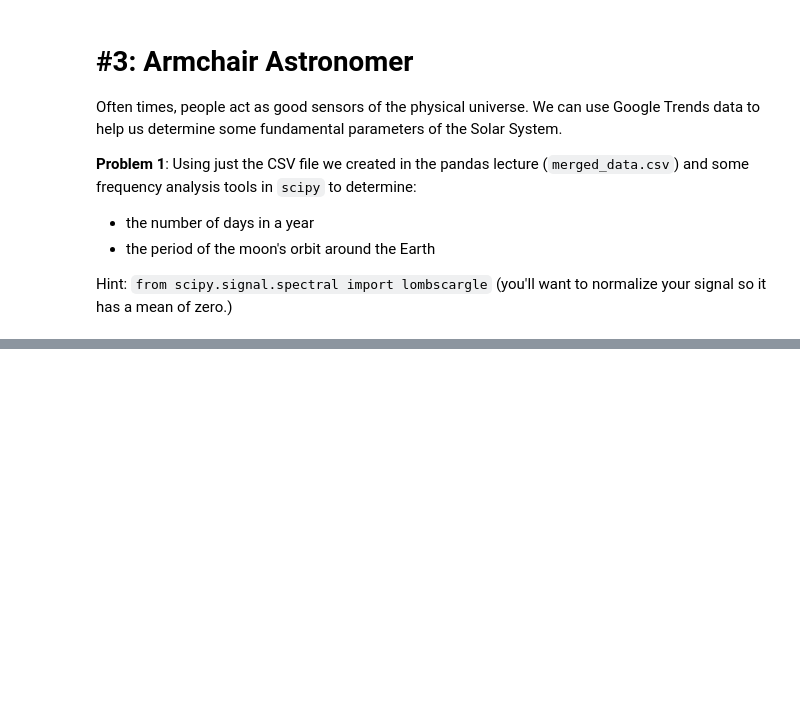
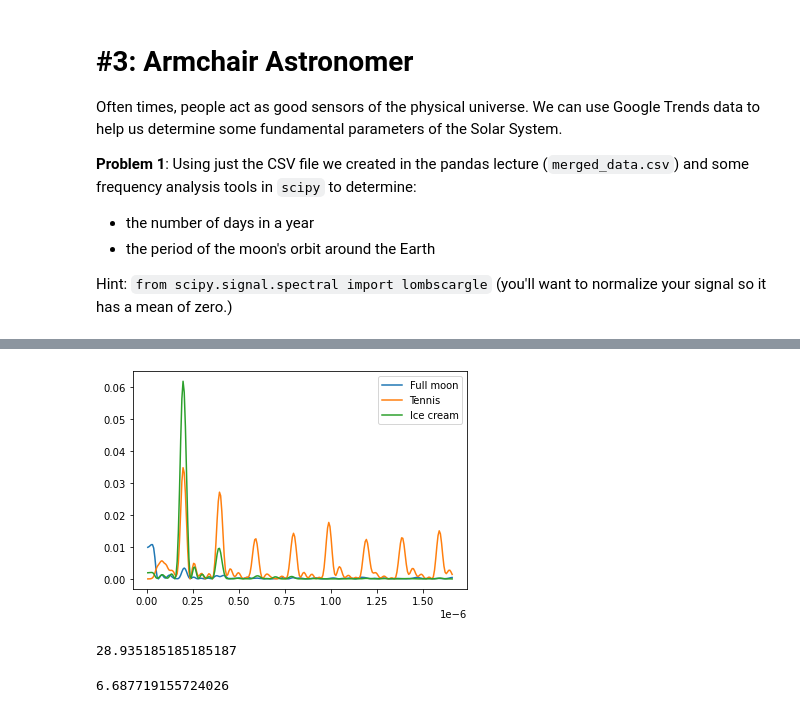
Before and after one commit to christianhbye/python_ay_250_hw, a Jupyter notebook: hw_1/hw_1_assignment.ipynb, the cells around one changed output, grey strips where cells are left out. Drawn from its saved outputs; the diff is of its cells as text; code cells hidden in the pictures; blank space fills up the shorter version.

```diff
--- a/hw_1/hw_1_assignment.ipynb
+++ b/hw_1/hw_1_assignment.ipynb
@@ -472,0 +486,27 @@ InvalidIndexError: (slice(None, None, None), -1)
+# %%
+T=weeks.max()-weeks.min()
+delta_f=1/(T)
+max_f=len(weeks)*delta_f
+f=np.linspace(delta_f, max_f, len(weeks))
+# %%
+ls_moon=signal.lombscargle(weeks, moon, f, precenter=True, normalize=True)
+ls_tennis=signal.lombscargle(weeks, tennis, f, precenter=True, normalize=True)
+ls_ice_cream=signal.lombscargle(weeks, ice_cream, f, precenter=True, normalize=True)
+
+plt.figure()
+plt.plot(f, ls_moon, label='Full moon')
+plt.plot(f, ls_tennis, label='Tennis')
+plt.plot(f, ls_ice_cream, label='Ice cream')
+plt.legend()
+#plt.ylim(0,0.01)
+plt.show()
+# %% [output]
+[figure, added]
+# %%
+1/4e-7 * 1/3600 * 1/24
+# %% [output]
+28.935185185185187
+# %%
+1/(f[np.argmax(ls)]/(2*np.pi)) * 1/3600 * 1/24 * 1/365
+# %% [output]
+6.687719155724026
```
Also changed, not shown: parts of 5 cells of this notebook.
